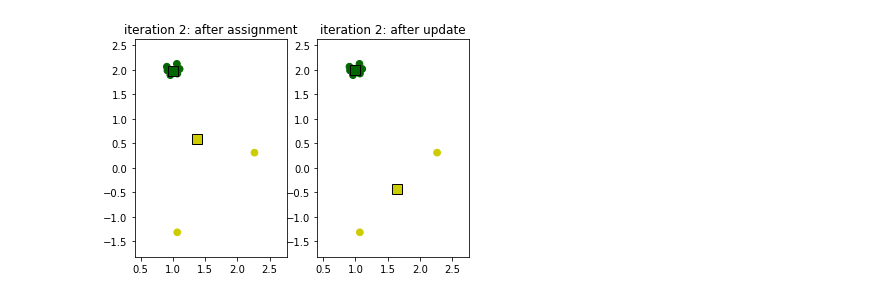
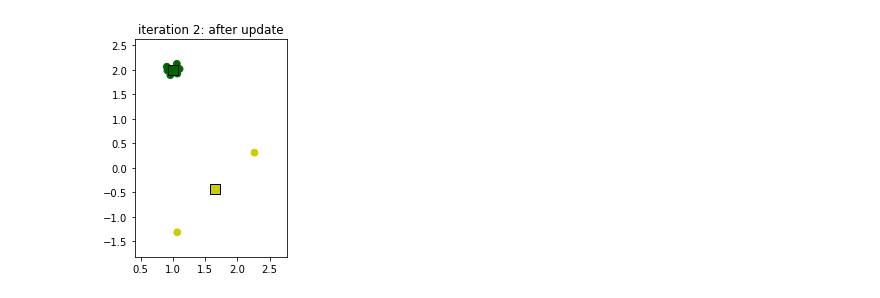
Before and after one commit to M-crypto645/Mathematical-Data-Science-Project, a Jupyter notebook: EM_algorithm.ipynb, the cells around one changed output. Drawn from its saved outputs; the diff is of its cells as text; code cells hidden in the pictures.

```diff
--- a/EM_algorithm.ipynb
+++ b/EM_algorithm.ipynb
@@ -16,7 +16,7 @@ def EM(data, K, m, n_iter = 25, return_all_iterations=False, random_choice=True)
     N, M = data.shape # assume: N is number of data points, M is each data point's dimens
 
     sigma_def = 3
-
+    likeli = []
     #random initialization
     if random_choice == True:
         for mm in range(M):
@@ -49,9 +49,9 @@ def EM(data, K, m, n_iter = 25, return_all_iterations=False, random_choice=True)
         terms = np.array([p[k]*1/sqrt((2*pi)**M*np.linalg.det(Sigma[k])) * np.exp(-0.5*(x-m[k,:]) @ (np.linalg.inv(Sigma[k]) @ (x-m[k,:]))) for k in range(K)])
         likeli_new = likeli_new + np.log(np.sum(terms))
     likeli_new = 1/N * likeli_new
-    print(likeli_new)
-
+    #print(likeli_new)
     for it in range(n_iter):
+        likeli.append(likeli_new)
         # assignment step
         for n in range(N):
             x = data[n, :]
@@ -84,7 +84,7 @@ def EM(data, K, m, n_iter = 25, return_all_iterations=False, random_choice=True)
             Sigma_new[k] = Sigmak/Nk[k]
             if np.linalg.det(Sigma_new[k]) < 1e-10:
                 print("Covariance singularity!")
-                return {"success": False, "m": m, "Sigma": Sigma, "p": p, "gamma": gamma, "m_history": m_history, "Sigma_history": Sigma_history, "p_history": p_history, "gamma_history": gamma_history} # return a dictionary
+                return {"success": False, "m": m, "Sigma": Sigma, "p": p, "gamma": gamma, "m_history": m_history, "Sigma_history": Sigma_history, "p_history": p_history, "gamma_history": gamma_history, 'likelihood':likeli} # return a dictionary
 
         Sigma = [np.copy(Sigma_new[k]) for k in range(K)]
 
@@ -102,13 +102,13 @@ def EM(data, K, m, n_iter = 25, return_all_iterations=False, random_choice=True)
             terms = np.array([p[k]*1/sqrt((2*pi)**M*np.linalg.det(Sigma[k])) * np.exp(-0.5*(x-m[k,:]) @ (np.linalg.inv(Sigma[k]) @ (x-m[k,:]))) for k in range(K)])
             likeli_new = likeli_new + np.log(np.sum(terms))
         likeli_new = 1/N * likeli_new
-        print(likeli_new)
+        #print(likeli_new)
         if likeli_new > 10**8:
             print("Error")
-            return {"success": False, "m": m, "Sigma": Sigma, "p": p, "gamma": gamma, "m_history": m_history, "Sigma_history": Sigma_history, "p_history": p_history, "gamma_history": gamma_history} # return a dictionary
+            return {"success": False, "m": m, "Sigma": Sigma, "p": p, "gamma": gamma, "m_history": m_history, "Sigma_history": Sigma_history, "p_history": p_history, "gamma_history": gamma_history, 'likelihood':likeli} # return a dictionary
         if likeli_new - likeli_old < 10**-8:
             break
-    return {"success": True, "m": m, "Sigma": Sigma, "p": p, "gamma": gamma, "m_history": m_history, "Sigma_history": Sigma_history, "p_history": p_history, "gamma_history": gamma_history} # return a dictionary
+    return {"success": True, "m": m, "Sigma": Sigma, "p": p, "gamma": gamma, "m_history": m_history, "Sigma_history": Sigma_history, "p_history": p_history, "gamma_history": gamma_history, 'likelihood':likeli} # return a dictionary
 
 
 # matplotlib ellipse plotter (from matplotlib.org)
@@ -326,10 +326,10 @@ if __name__ == "__main__":
 
     def drawfig(it, m, m_history, n_iter, Sigma, Sigma_history, p, p_history, gamma, gamma_history):
         plt.figure()
-        ax1 = plt.subplot(1,2,1)
+        #ax1 = plt.subplot(1,2,1)
         ax2 = plt.subplot(1,2,2)
-        ax1.set_xlim([xmin-0.5, xmax+0.5])
-        ax1.set_ylim([ymin-0.5, ymax+0.5])
+        #ax1.set_xlim([xmin-0.5, xmax+0.5])
+        #ax1.set_ylim([ymin-0.5, ymax+0.5])
         m_now = m_history[it+1, :, :]
         m_old = m_history[it, :, :]
 
@@ -338,18 +338,18 @@ if __name__ == "__main__":
         Sigma_old = Sigma_history[it]
 
 
-        for k in range(K):
-            ax1.plot(m_old[k, 0], m_old[k, 1], color = colors[k], marker = "s", markeredgecolor="k", markersize=10)
+        #for k in range(K):
+            #ax1.plot(m_old[k, 0], m_old[k, 1], color = colors[k], marker = "s", markeredgecolor="k", markersize=10)
 
 
 
-        if K == 2: # linear interpolation between colors possible
-            mixcoeffs = gamma_now[:, 1]
-            sc = ax1.scatter(data[:, 0], data[:, 1], c=[colorFader(colors[0],colors[1],mixc) for mixc in mixcoeffs], s=45, zorder=2)
+        #if K == 2: # linear interpolation between colors possible
+            #mixcoeffs = gamma_now[:, 1]
+            #sc = ax1.scatter(data[:, 0], data[:, 1], c=[colorFader(colors[0],colors[1],mixc) for mixc in mixcoeffs], s=45, zorder=2)
 
-        else: # for more clusters we can only color with the dominant cluster :(
-            cs_index = [int(list(gamma_now[n, :]).index(max(gamma_now[n, :]))) for n in range(N)]
-            ax1.scatter(data[:, 0], data[:, 1], c=[colors[csi] for csi in cs_index], s=45, zorder=2)
+        #else: # for more clusters we can only color with the dominant cluster :(
+            #cs_index = [int(list(gamma_now[n, :]).index(max(gamma_now[n, :]))) for n in range(N)]
+            #ax1.scatter(data[:, 0], data[:, 1], c=[colors[csi] for csi in cs_index], s=45, zorder=2)
 
         #for k in range(K):
             #plot_ellipse(m_old[k, :], Sigma_old[k], ax1)
@@ -378,7 +378,7 @@ if __name__ == "__main__":
             #plot_ellipse(m_now[k, :], Sigma_now[k], ax2)
             #plot_ellipse(m_now[k, :], Sigma_now[k], ax2, n_std=2.0)
 
-        ax1.set_title("iteration " + str(it) + ": after assignment")
+        #ax1.set_title("iteration " + str(it) + ": after assignment")
         ax2.set_title("iteration " + str(it) + ": after update")
         #plt.title("iteration " + str(it) + ": after update")
         # ax1.set_aspect('equal')
@@ -398,18 +398,60 @@ if __name__ == "__main__":
         p_history = ret["p_history"]
         gamma = ret["gamma"]
         gamma_history = ret["gamma_history"]
+        likelihood = ret['likelihood']
         print(first)
         print(second)
-        print(m_history)
-        print(Sigma_history)
+        #print(m_history)
+        #print(Sigma_history)
+        #print(likelihood)
 
         plt.ion()
         #if ret["success"] == True:
         if just_last == True:
             drawfig(m_history.shape[0]-3, m, m_history, n_iter, Sigma, Sigma_history, p, p_history, gamma, gamma_history)
+            #initial
+            plt.figure()
+            ax1 = plt.subplot(1,2,1)
+            ax1.set_xlim([xmin-0.5, xmax+0.5])
+            ax1.set_ylim([ymin-0.5, ymax+0.5])
+            ax1.scatter(first[:, 0], first[:, 1])
+            ax1.scatter(second[:, 0], second[:, 1])
+            if option == 1:
+                ax1.scatter(third[:, 0], third[:, 1])
+            #ax1.set_title("initial clusters")
+            plt.show()
+
+            #likelihood
+            plt.figure()
+            ax1 = plt.subplot(1,1,1)
+            ax1.set_xlim([0, len(likelihood)-1])
+            ax1.set_ylim([min(likelihood)-1, max(likelihood)+1])
+            plt.plot(likelihood)
+            #ax1.set_title("values of loglikelihood")
+            plt.show()
         else:
             for it in range(m_history.shape[0]-2):
                 drawfig(it, m, m_history, n_iter, Sigma, Sigma_history, p, p_history, gamma, gamma_history)
+                #initial
+                plt.figure()
+                ax1 = plt.subplot(1,2,1)
+                ax1.set_xlim([xmin-0.5, xmax+0.5])
+                ax1.set_ylim([ymin-0.5, ymax+0.5])
+                ax1.scatter(first[:, 0], first[:, 1])
+                ax1.scatter(second[:, 0], second[:, 1])
+                if option == 1:
+                    ax1.scatter(third[:, 0], third[:, 1])
+                ax1.set_title("initial clusters")
+                plt.show()
+
+                #likelihood
+                plt.figure()
+                ax1 = plt.subplot(1,1,1)
+                ax1.set_xlim([0, len(likelihood)-1])
+                ax1.set_ylim([min(likelihood)-1, max(likelihood)+1])
+                plt.plot(likelihood)
+                ax1.set_title("values of loglikelihood")
+                plt.show()
     N, M = data.shape
     just_last = True #parameter, if we only want to draw last
     if option == 8 or option == 9 or option == 10:
@@ -420,15 +462,4 @@ if __name__ == "__main__":
     else:
         ret = EM(data, K, m, n_iter = n_iter, return_all_iterations=True, random_choice=choice)
         plotting(ret, just_last)
-
-    plt.figure()
-    ax1 = plt.subplot(1,2,1)
-    ax1.set_xlim([xmin-0.5, xmax+0.5])
-    ax1.set_ylim([ymin-0.5, ymax+0.5])
-    ax1.scatter(first[:, 0], first[:, 1])
-    ax1.scatter(second[:, 0], second[:, 1])
-    if option == 1:
-        ax1.scatter(third[:, 0], third[:, 1])
-    ax1.set_title("initial clusters")
-    plt.show()
 # %% [output]
@@ -452 +479 @@ Covariance singularity!
-[figure, old version]
+[figure, new version]
```
Also changed, not shown: parts of 1 cell of this notebook.
